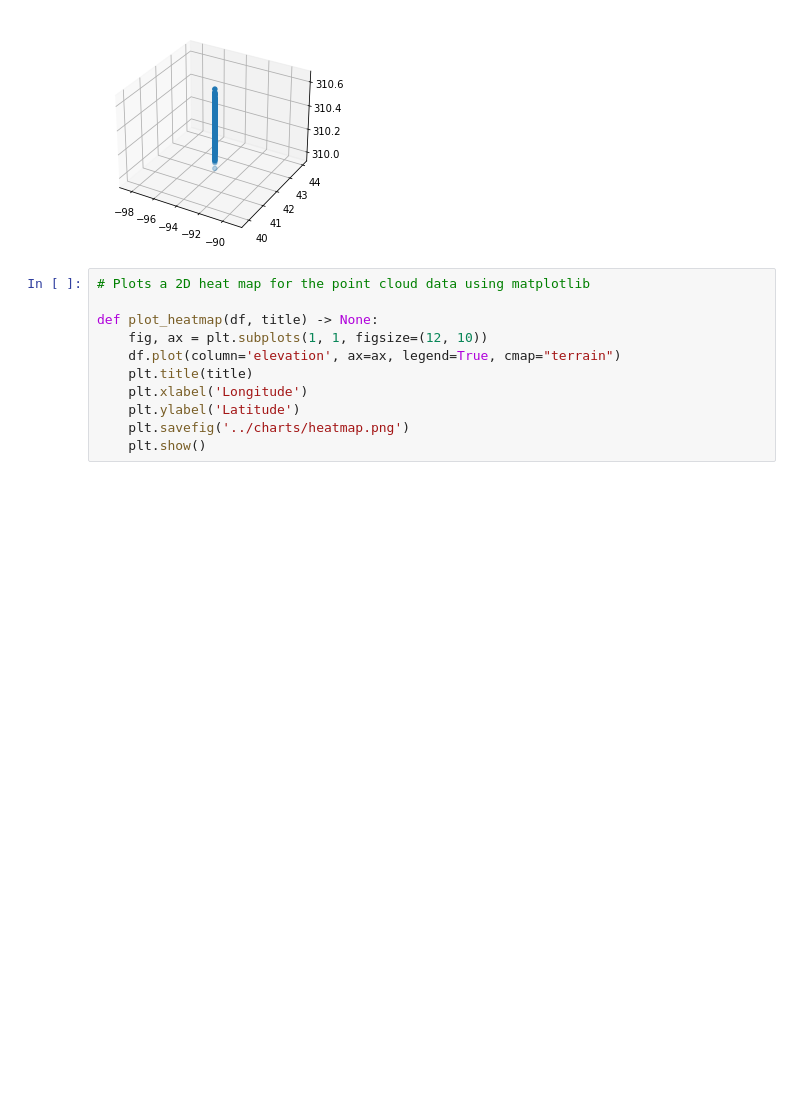
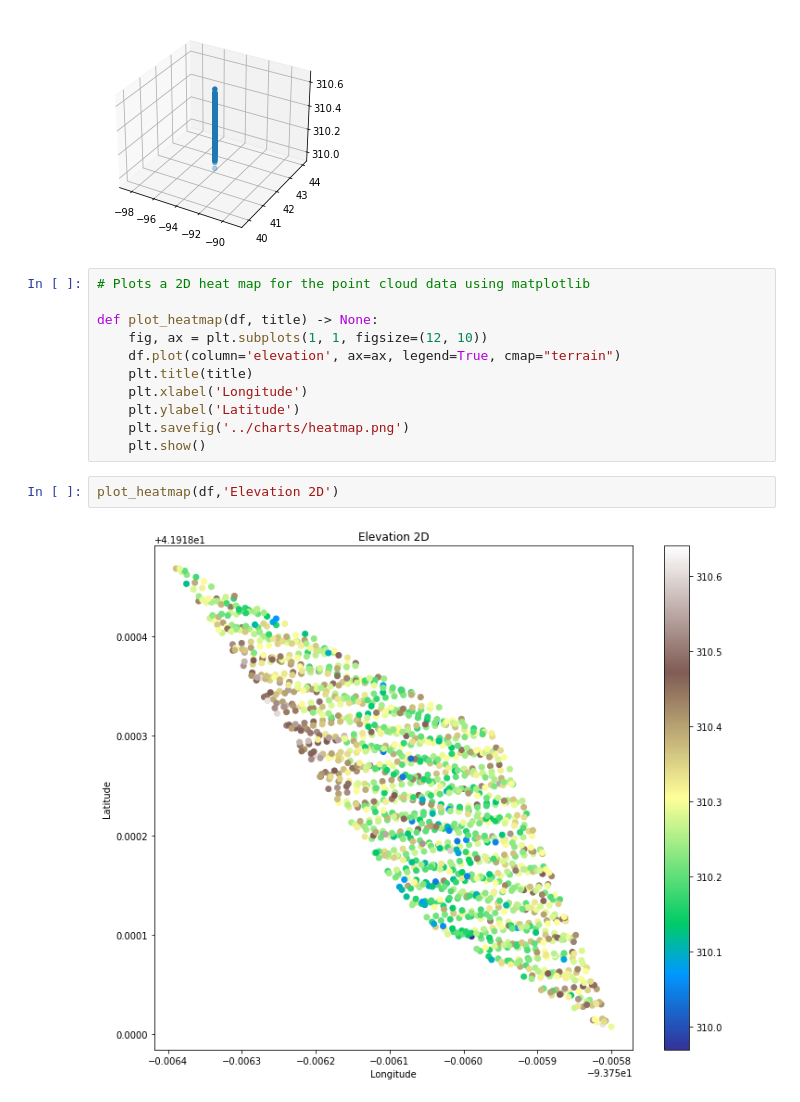
Before and after one commit to Micky373/AgriTech_lidar_ETL, a Jupyter notebook: notebooks/experiment.ipynb, the cells around one changed output. Drawn from its saved outputs; the diff is of its cells as text; blank space fills up the shorter version.

Commit message:
Draw the 2D heatmap

```diff
--- a/notebooks/experiment.ipynb
+++ b/notebooks/experiment.ipynb
@@ -252,3 +252,7 @@ def plot_heatmap(df, title) -> None:
     plt.ylabel('Latitude')
     plt.savefig('../charts/heatmap.png')
     plt.show()
+# %%
+plot_heatmap(df,'Elevation 2D')
+# %% [output]
+[figure, added]
```
Also changed, not shown: 1 other file.
